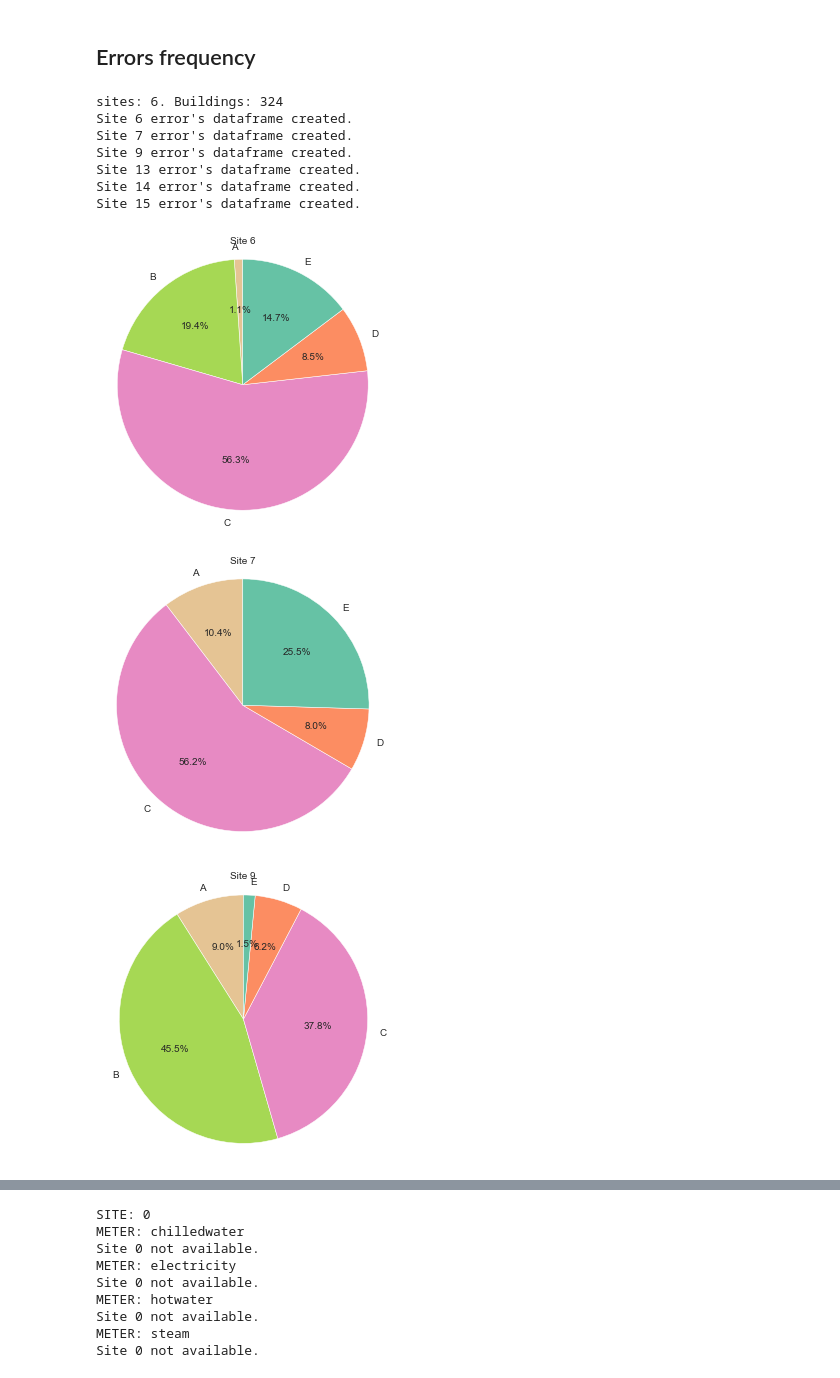
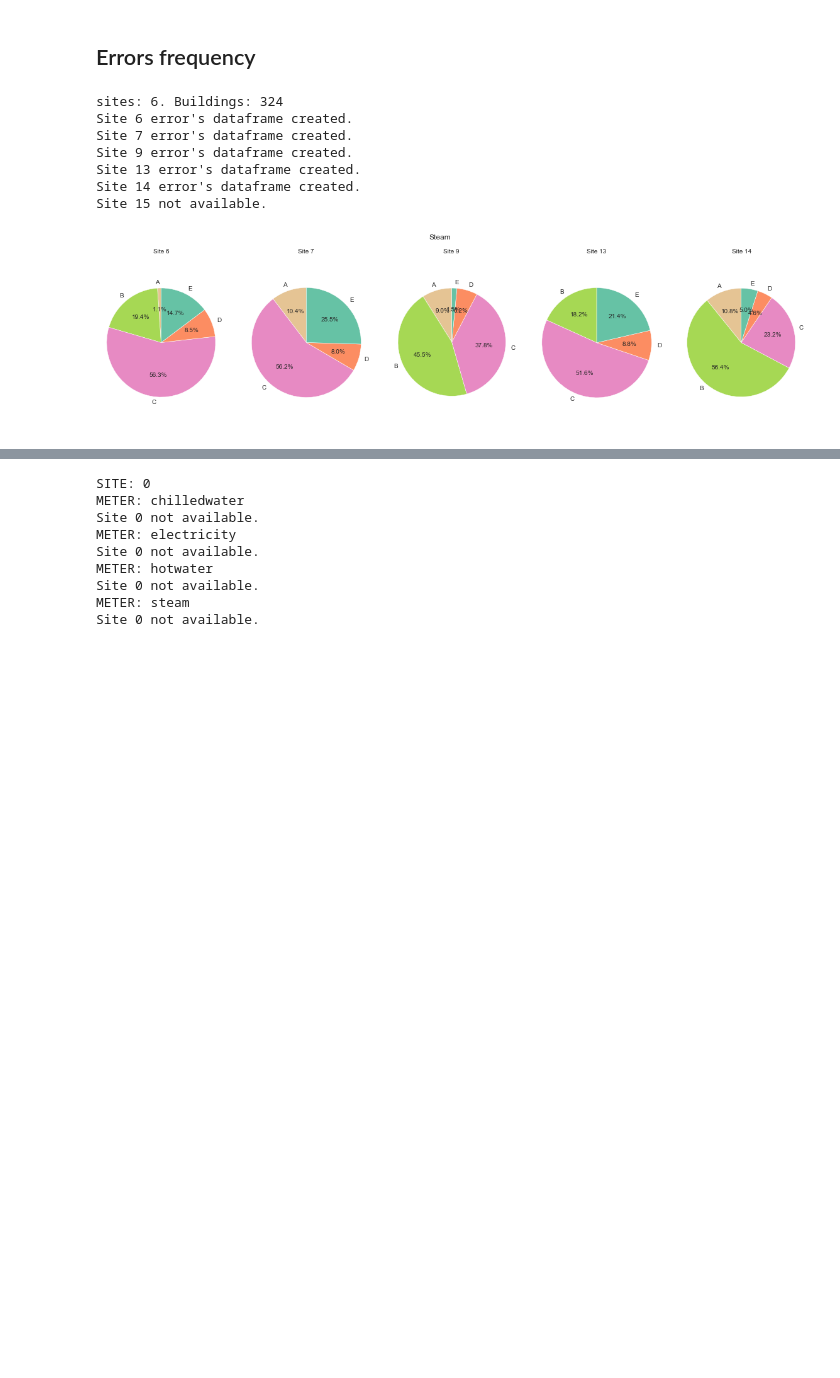
Before and after one commit to buds-lab/ashrae-great-energy-predictor-3-error-analysis, a Jupyter notebook: notebooks/09_plots-pieplots.ipynb, the cells around one changed output, grey strips where cells are left out. Saved outputs shown, nothing was run; the diff lists cells and outputs as text; code cells hidden in the pictures; blank space fills up the shorter version.

Commit message:
Update figures & notebooks

```diff
--- a/notebooks/09_plots-pieplots.ipynb
+++ b/notebooks/09_plots-pieplots.ipynb
@@ -42,7 +42,7 @@ color_ref = {0:cmap_orig[7], 1:cmap_orig[6], 2:cmap_orig[4], 3:cmap_orig[3], 4:c
 # %%
 def get_sites(path_data, path_meta, meter):
     # Load original data
-    df = pd.read_pickle(path_data + f"date_vs_bdg\\{meter}_RMSLE.pickle.gz")
+    df = pd.read_pickle(path_data + f"{meter}_RMSLE.pickle.gz")
     # Merge with metadata
     meta_bdg = pd.read_csv(path_meta + "building_metadata.csv")
     df = pd.merge(df, meta_bdg, how="left", on="building_id")
@@ -135,32 +135,33 @@ Site 7 error's dataframe created.
 Site 9 error's dataframe created.
 Site 13 error's dataframe created.
 Site 14 error's dataframe created.
-Site 15 error's dataframe created.
+Site 15 not available.
 # %%
-# Plot
+# Plot all sites in one figure
 sites = list(errors.site_id.unique())
+fig, axes = plt.subplots(1, len(sites), figsize=(len(sites)*5,5))
+axes = axes.flatten()
 
 for i,site in enumerate(sites):
     # Filter site data
     temp = errors[errors.site_id == site]
     # Create palette for number of categories
     errors_list = list(temp.error)
     pal = choose_palette_pie(errors_list)
 
     # Pie chart, where the slices will be ordered and plotted counter-clockwise:
     labels = [ref[x] for x in list(temp.error)]
     sizes = list(temp.total_count)
 
-    fig, ax = plt.subplots(1, 1, figsize=(5,5))
+    ax = axes[i]
     ax.pie(sizes, labels=labels, autopct='%1.1f%%', shadow=False, startangle=90, colors = pal)
     ax.set_title(f"Site {site}", fontsize=10)
     ax.axis('equal')  # Equal aspect ratio ensures that pie is drawn as a circle.
 
-    fig.savefig(path_fig + f"{meter}_site{site}_frequency_pieplot.pdf", dpi=150, bbox_inches="tight")
-    fig.savefig(path_fig + f"{meter}_site{site}_frequency_pieplot.png", dpi=150, bbox_inches="tight")
+#fig.delaxes(axes[-1])
+fig.suptitle(f"{meter.capitalize()}")
+fig.savefig(path_fig + f"{meter}_pieplot_allSites.png", dpi=150, bbox_inches="tight")
 
 plt.show()
 # %% [output]
-[figure, old version]
+[figure, new version]
-[figure, removed]
-[figure, removed]
```
Also changed, not shown: parts of 1 cell of this notebook, 8 other files.
